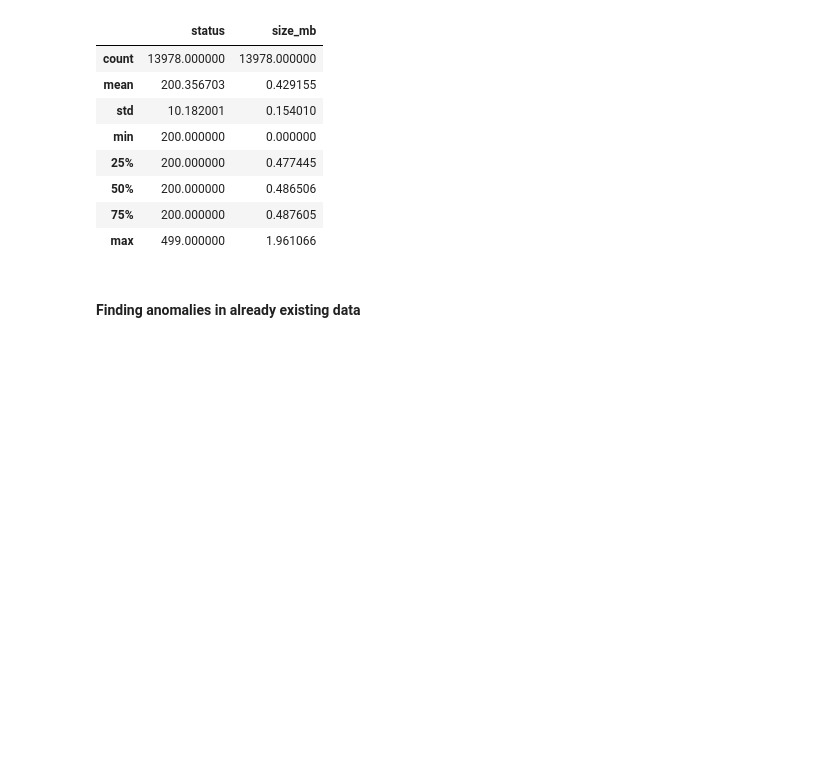
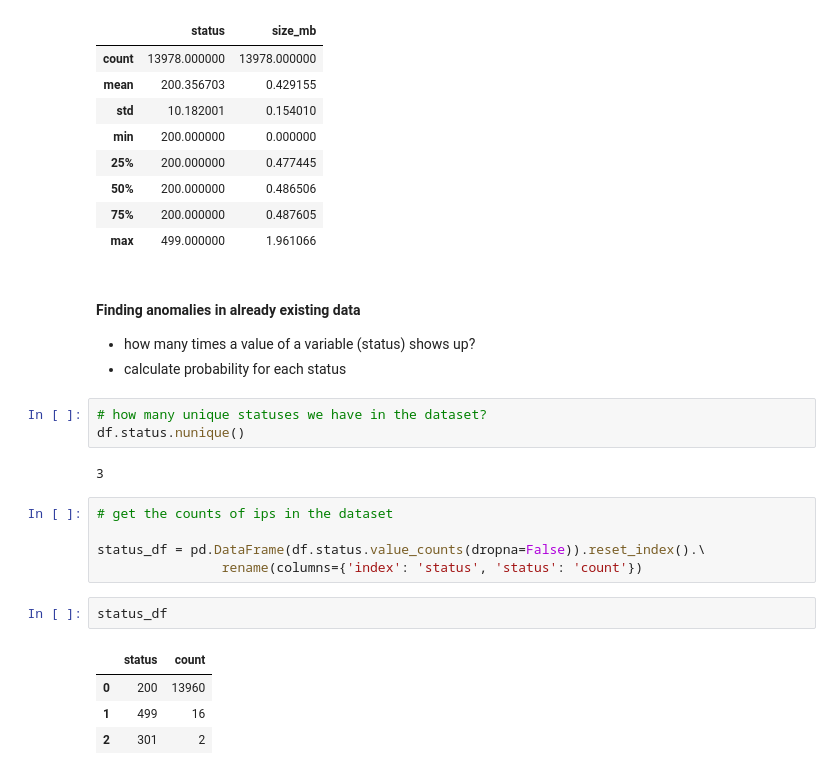
Before and after one commit to mariamnaqvi/anomaly-detection-exercises, a Jupyter notebook: discrete_anomaly_detection.ipynb, the cells around one changed output. Drawn from its saved outputs; the diff is of its cells as text; blank space fills up the shorter version.

```diff
--- a/discrete_anomaly_detection.ipynb
+++ b/discrete_anomaly_detection.ipynb
@@ -156,3 +156,23 @@ df.describe()
 | max | 499.000000 | 1.961066 |
 # %% [markdown]
 #### Finding anomalies in already existing data
+
+- how many times a value of a variable (status) shows up?
+- calculate probability for each status
+# %%
+# how many unique statuses we have in the dataset?
+df.status.nunique()
+# %% [output]
+3
+# %%
+# get the counts of ips in the dataset
+
+status_df = pd.DataFrame(df.status.value_counts(dropna=False)).reset_index().\
+                rename(columns={'index': 'status', 'status': 'count'})
+# %%
+status_df
+# %% [output]
+|  | status | count |
+| 0 | 200 | 13960 |
+| 1 | 499 | 16 |
+| 2 | 301 | 2 |
```
Also changed, not shown: parts of 4 cells of this notebook.
